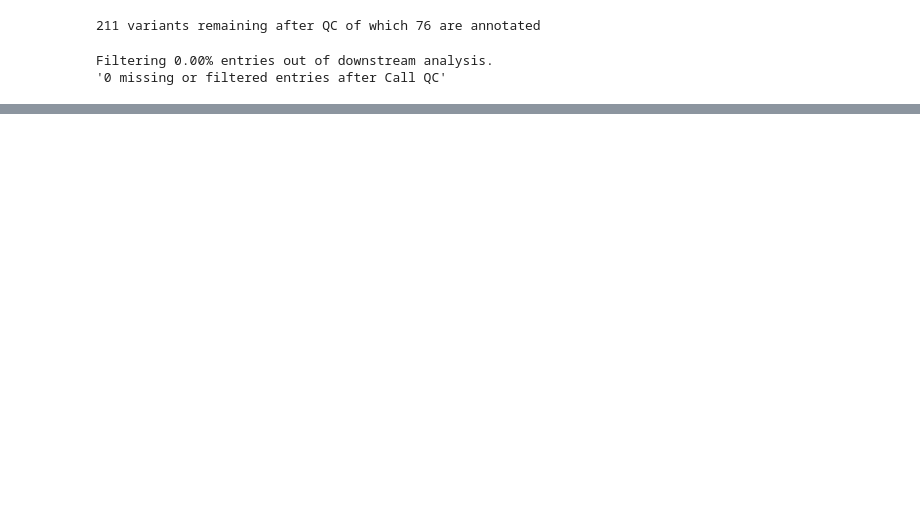
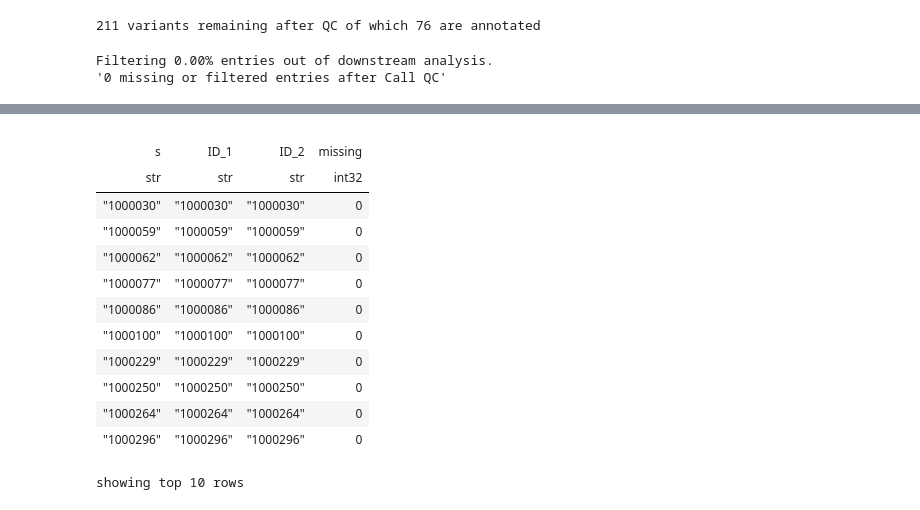
Before and after one commit to HauserGroup/gogoGPCR, a Jupyter notebook: notebooks/0_import_matrixtable.ipynb, the cells around one changed output, grey strips where cells are left out. Cells and saved outputs as stored; diff of their text form; code cells hidden in the pictures; blank space fills up the shorter version.

```diff
--- a/notebooks/0_import_matrixtable.ipynb
+++ b/notebooks/0_import_matrixtable.ipynb
@@ -283,10 +283,10 @@ show_stats(mt)
 | "WT" | 10425 | 78 |
 # %%
 # Re-load
-stage = "QC1"
-checkpoint_file = f"/tmp/{GENE}.{stage}.cp.mt"
+#stage = "QC1"
+#checkpoint_file = f"/tmp/{GENE}.{stage}.cp.mt"
 
-mt = hl.read_matrix_table(checkpoint_file)
+#mt = hl.read_matrix_table(checkpoint_file)
 # %%
 # Withdrawn
 mt = mt.filter_cols(~mt.s.startswith("W"))
@@ -403,3 +409,8 @@ bgen_file = BGEN_FILE + ".bgen"
 sample_file = BGEN_FILE + ".sample"
 
 subprocess.run(["dx", "upload", bgen_file, sample_file, ANNOTATIONS_FILE, SETLIST_FILE, "--path", "/data/burden/"], check = True, shell = False)
+# %%
+sample = mt.select_cols(ID_1 = mt.s, ID_2 = mt.s, missing = 0)
+# %%
+sample.cols().show()
+# %% [output]
@@ -406,3 +420,17 @@ subprocess.run(["dx", "upload", bgen_file, sample_file, ANNOTATIONS_FILE, SETLIS
+|  |  |  |  |
+| s | ID_1 | ID_2 | missing |
+| str | str | str | int32 |
+| "1000030" | "1000030" | "1000030" | 0 |
+| "1000059" | "1000059" | "1000059" | 0 |
+| "1000062" | "1000062" | "1000062" | 0 |
+| "1000077" | "1000077" | "1000077" | 0 |
+| "1000086" | "1000086" | "1000086" | 0 |
+| "1000100" | "1000100" | "1000100" | 0 |
+| "1000229" | "1000229" | "1000229" | 0 |
+| "1000250" | "1000250" | "1000250" | 0 |
+| "1000264" | "1000264" | "1000264" | 0 |
+| "1000296" | "1000296" | "1000296" | 0 |
+showing top 10 rows
 # %%
 #STAGE = "final"
 #WRITE_PATH = "dnax://" + mt_database + f"/{GENE}.{STAGE}.mt"
```
Also changed, not shown: parts of 13 cells of this notebook, 1 other file.
